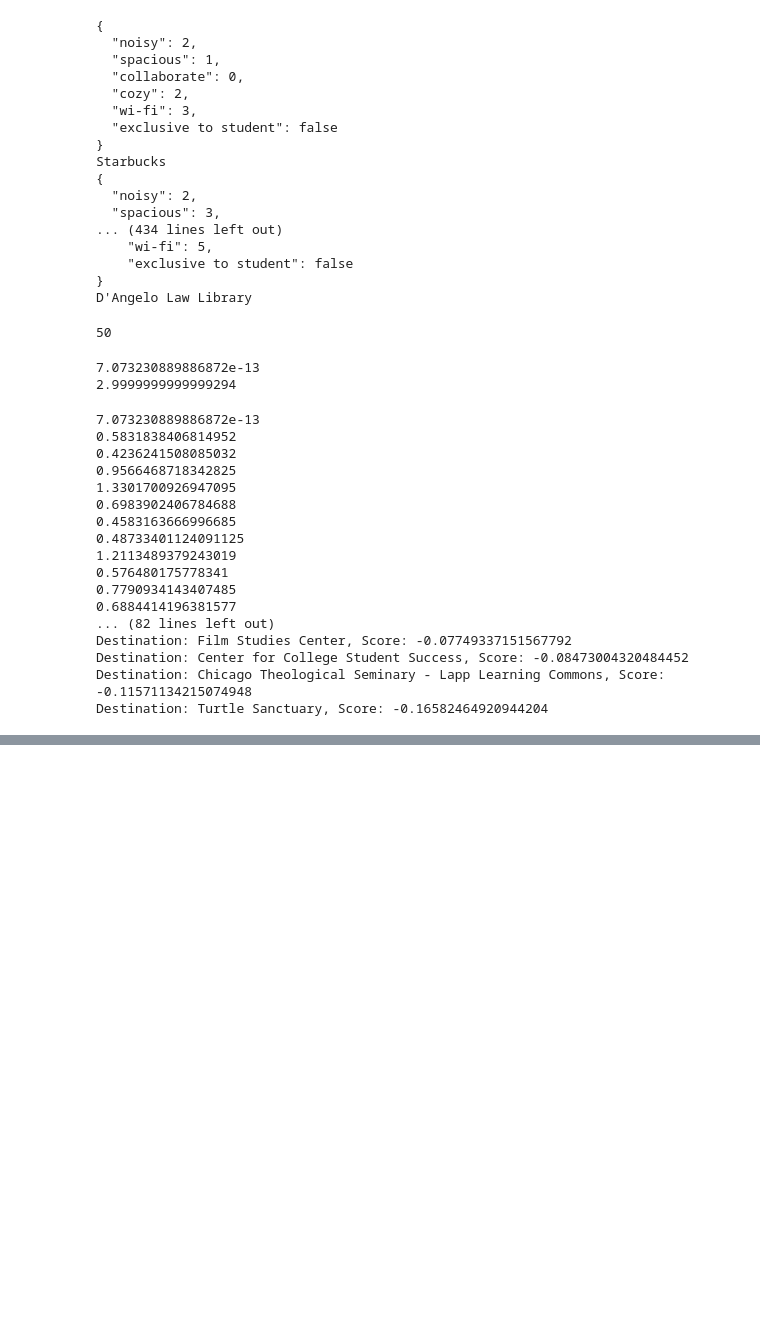
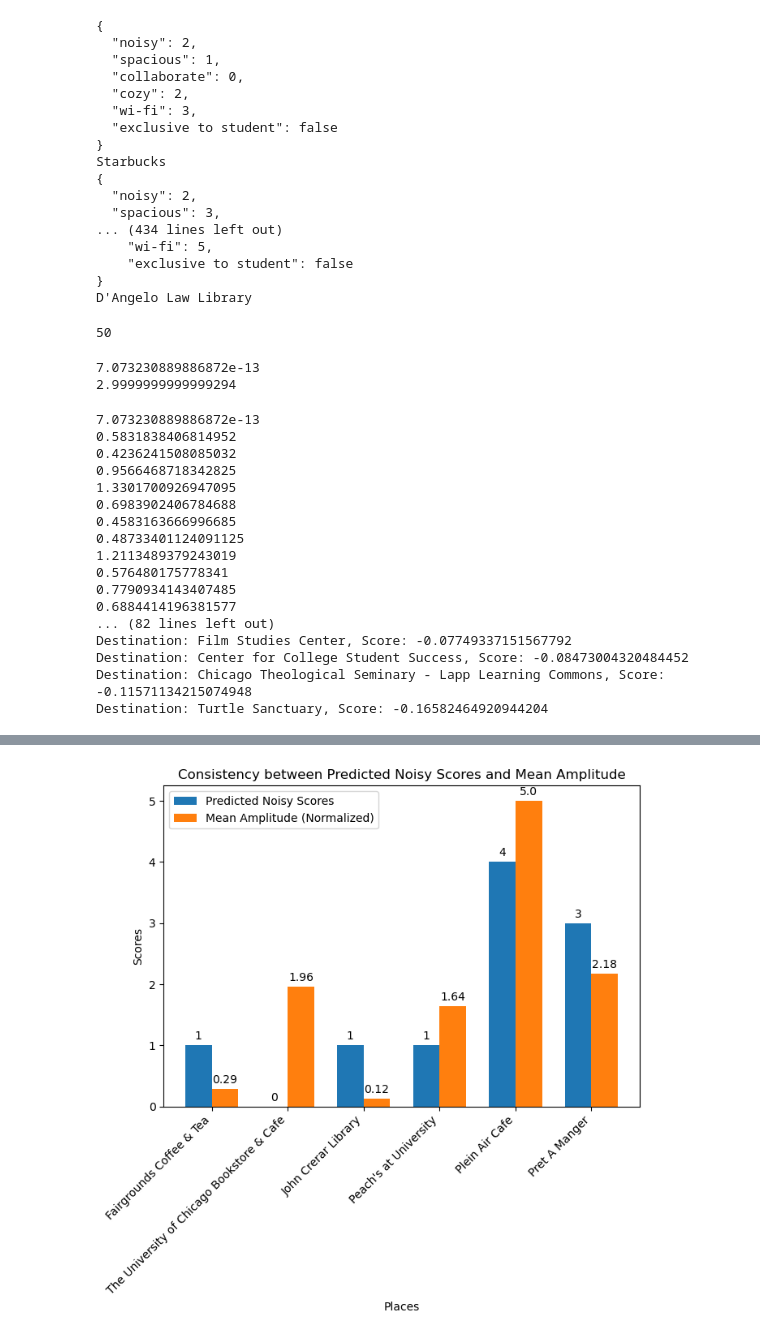
Before and after one commit to Rodisolomon/best_study_spot, a Jupyter notebook: Python/label_model.ipynb, the cells around one changed output, grey strips where cells are left out. Cells and saved outputs as stored; diff of their text form; code cells hidden in the pictures; blank space fills up the shorter version.

Commit message:
slight change in ranking logic and figures generated in the notebook

```diff
--- a/Python/label_model.ipynb
+++ b/Python/label_model.ipynb
@@ -363,0 +438,10 @@ Destination: Turtle Sanctuary, Score: -0.16582464920944204
+# %%
+place_name_list = set(["Fairgrounds Coffee & Tea", "The University of Chicago Bookstore & Cafe", "John Crerar Library", "Peach's at University", "Plein Air Cafe", "Pret A Manger"])
+place_labels = {}
+# %%
+for i in range(len(all_places_chicago)):
+    if all_places_chicago[i]['name'] in place_name_list:
+        gpt_result = all_places_chicago[i]['label']
+        place_labels[all_places_chicago[i]['name']] = gpt_result
+        print(all_places_chicago[i]['name'])
+        print(gpt_result)
@@ -363,0 +498,46 @@ Destination: Turtle Sanctuary, Score: -0.16582464920944204
+# %%
+
+# Extract place names, predicted noisy scores, and mean amplitude values
+places = list(mean_amplitudes.keys())
+predicted_noisy_scores = [place_labels[place]['noisy'] for place in places]
+mean_amplitude_values = [mean_amplitudes[place] for place in places]
+
+# Normalize the mean amplitude values for comparison
+max_amplitude = max(mean_amplitude_values)
+normalized_amplitudes = [value / max_amplitude * 5 for value in mean_amplitude_values]
+
+# Plot the data
+x = np.arange(len(places))  # the label locations
+width = 0.35  # the width of the bars
+
+fig, ax = plt.subplots(figsize=(7, 7))
+rects1 = ax.bar(x - width/2, predicted_noisy_scores, width, label='Predicted Noisy Scores')
+rects2 = ax.bar(x + width/2, normalized_amplitudes, width, label='Mean Amplitude (Normalized)')
+
+# Add some text for labels, title, and custom x-axis tick labels, etc.
+ax.set_xlabel('Places')
+ax.set_ylabel('Scores')
+ax.set_title('Consistency between Predicted Noisy Scores and Mean Amplitude')
+ax.set_xticks(x)
+ax.set_xticklabels(places, rotation=45, ha="right")
+ax.legend()
+
+# Attach a text label above each bar in rects1 and rects2, displaying its height.
+def autolabel(rects):
+    """Attach a text label above each bar in *rects*, displaying its height."""
+    for rect in rects:
+        height = rect.get_height()
+        ax.annotate('{}'.format(round(height, 2)),
+                    xy=(rect.get_x() + rect.get_width() / 2, height),
+                    xytext=(0, 3),  # 3 points vertical offset
+                    textcoords="offset points",
+                    ha='center', va='bottom')
+
+autolabel(rects1)
+autolabel(rects2)
+
+fig.tight_layout()
+
+plt.show()
+# %% [output]
+[figure, added]
```
Also changed, not shown: parts of 7 cells of this notebook, 2 other files.
